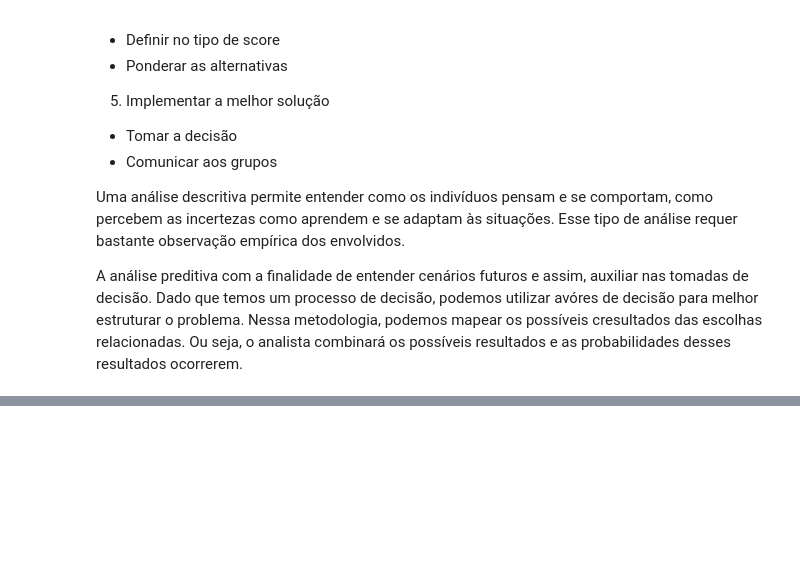
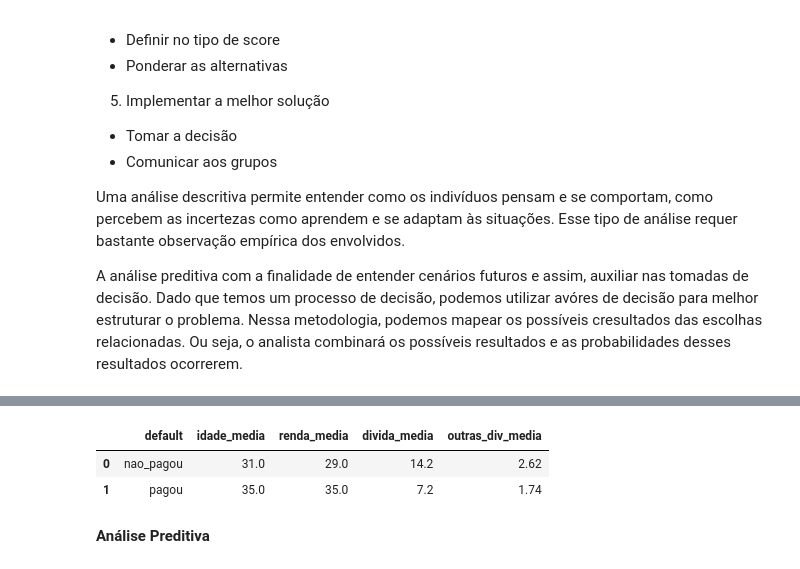
Before and after one commit to CarolineAndradeR/Data-Science, a Jupyter notebook: Processo_de_decisão_com_predição__analítica.ipynb, the cells around one changed output, grey strips where cells are left out. Saved outputs shown, nothing was run; the diff lists cells and outputs as text; code cells hidden in the pictures; blank space fills up the shorter version.

```diff
--- a/Processo_de_decisão_com_predição__analítica.ipynb
+++ b/Processo_de_decisão_com_predição__analítica.ipynb
@@ -55,9 +76,17 @@ dados.groupby('default')    .agg(idade_media = pd.NamedAgg('idade', 'mean'),
 # %%
-# variaveis numericas - media
-dados.groupby('default')      .agg(idade_media = pd.NamedAgg('idade', 'median'),
+# Média de pessoas pelos atributos
+dados.groupby('default') \
+      .agg(idade_media = pd.NamedAgg('idade', 'median'),
           renda_media = pd.NamedAgg('renda', 'median'),
           divida_media = pd.NamedAgg('divida', 'median'),
-          outras_div_media = pd.NamedAgg('outras_div', 'median'))     .reset_index()
+          outras_div_media = pd.NamedAgg('outras_div', 'median')) \
+      .reset_index()
+# %% [output]
+|  | default | idade_media | renda_media | divida_media | outras_div_media |
+| 0 | nao_pagou | 31.0 | 29.0 | 14.2 | 2.62 |
+| 1 | pagou | 35.0 | 35.0 | 7.2 | 1.74 |
+# %% [markdown]
+**Análise Preditiva**
 # %%
 # categoria educacao
 dados.groupby(['default', 'educacao_cat']).agg(n = pd.NamedAgg('id', 'count')).reset_index()
```
Also changed, not shown: parts of 36 cells of this notebook.
